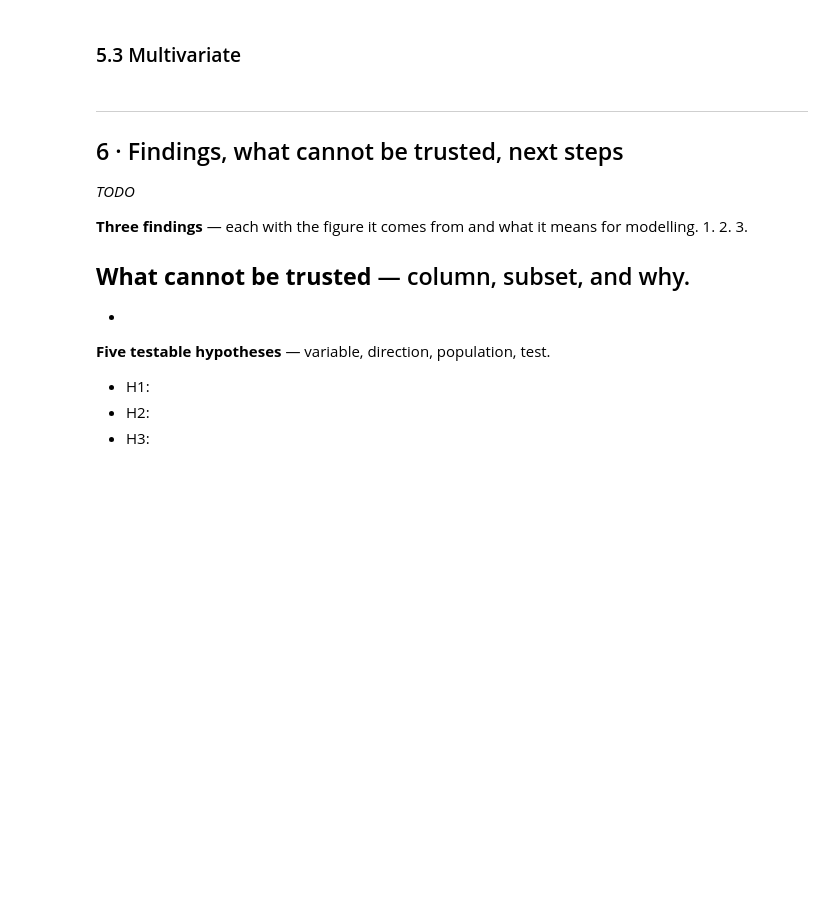
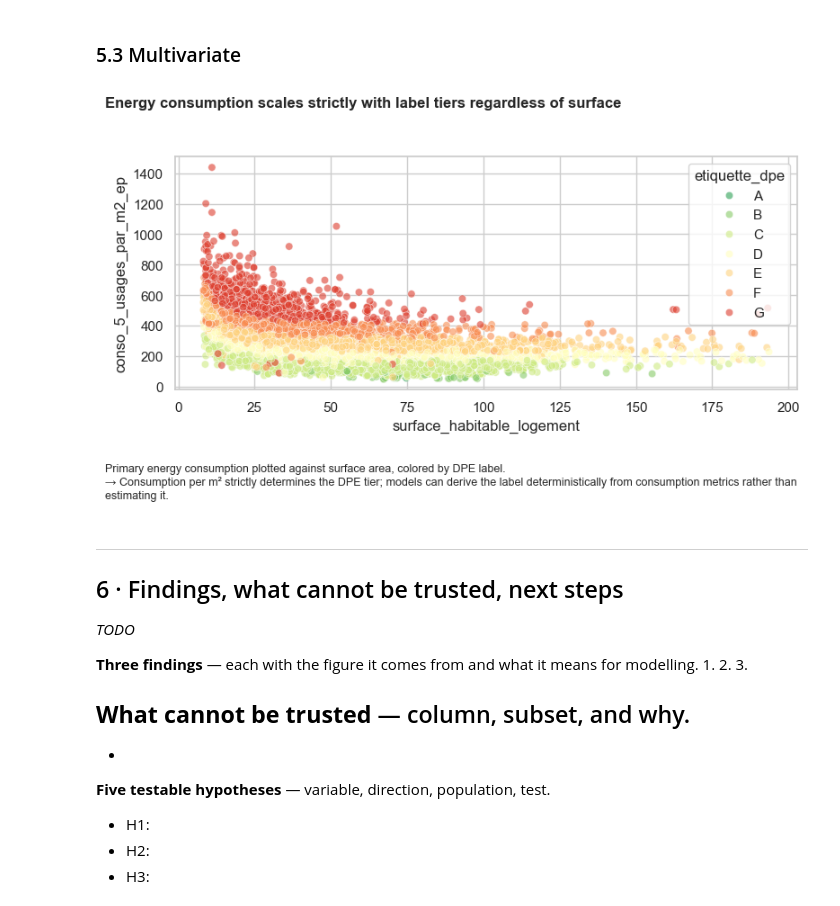
Before and after one commit to Seantuy/EDA-FINAL-PROJECT-, a Jupyter notebook: EDA Data Col/FINAL PROJECT/project_06_dpe_logements.ipynb, the cells around one changed output. Cells and saved outputs as stored; diff of their text form; code cells hidden in the pictures; blank space fills up the shorter version.

```diff
--- a/EDA Data Col/FINAL PROJECT/project_06_dpe_logements.ipynb
+++ b/EDA Data Col/FINAL PROJECT/project_06_dpe_logements.ipynb
@@ -288,10 +369,14 @@ clean = df.copy()      # TODO: this should be your cleaned data after Section 4
 # %% [markdown]
 ### 5.3 Multivariate
 # %%
-# TODO: one figure showing the correlation structure, or a breakdown by two categories
-# fig, ax = plt.subplots(figsize=(8, 4))
-# ...
-# show(fig, "<title that states the finding>", "<what the figure shows>", "<what a modeller should do>", "5_3")
+
+fig, ax = plt.subplots(figsize=(8, 4))
+sns.scatterplot(data=clean, x="surface_habitable_logement", y="conso_5_usages_par_m2_ep", hue="etiquette_dpe", hue_order=["A", "B", "C", "D", "E", "F", "G"], palette="RdYlGn_r", alpha=0.6, ax=ax)
+show(fig, "Energy consumption scales strictly with label tiers regardless of surface",
+     "Primary energy consumption plotted against surface area, colored by DPE label.",
+     "Consumption per m² strictly determines the DPE tier; models can derive the label deterministically from consumption metrics rather than estimating it.", "5_3")
+# %% [output]
+[figure, added]
 # %% [markdown]
 ---
 ## 6 · Findings, what cannot be trusted, next steps
```
Also changed, not shown: parts of 11 cells of this notebook.
